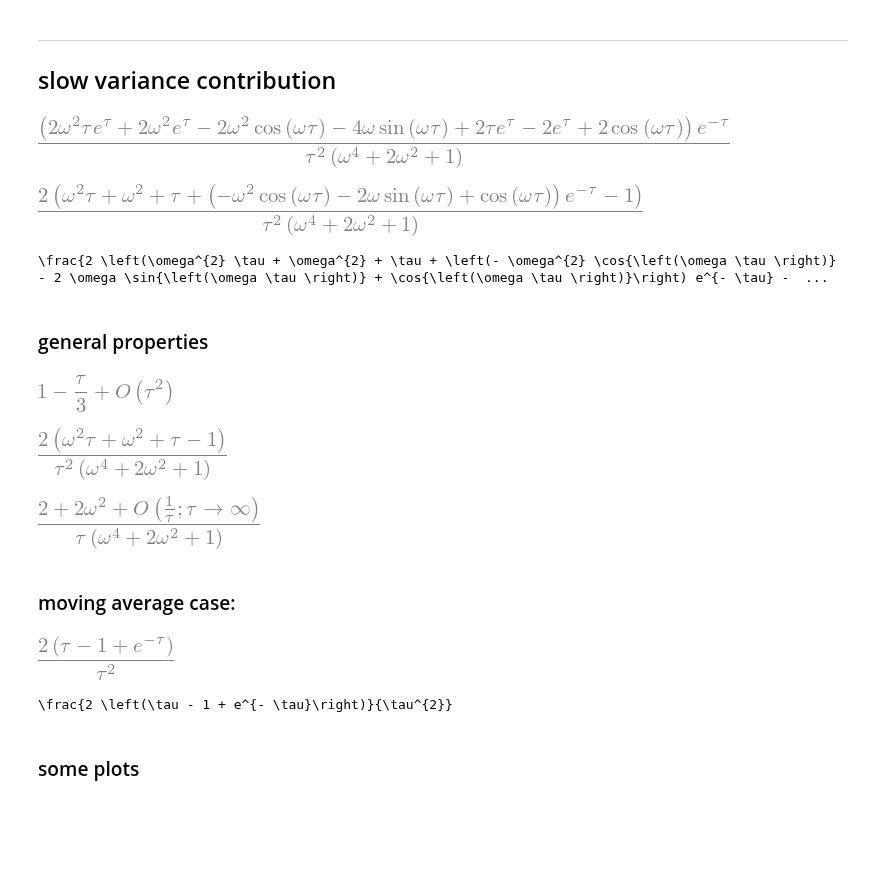
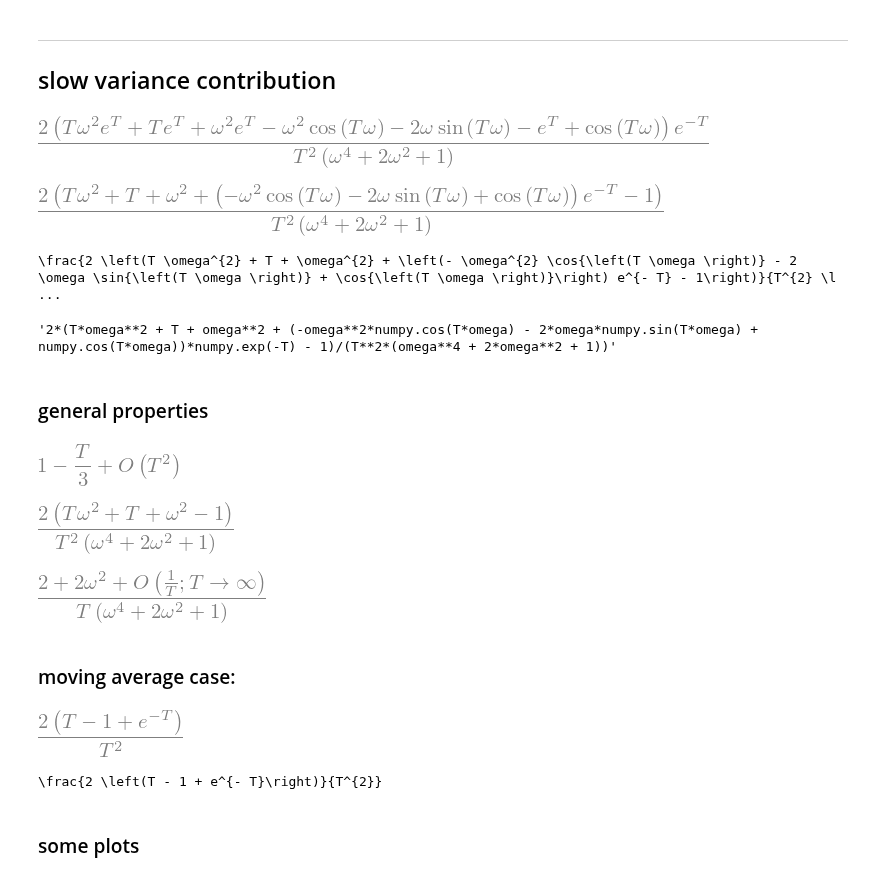
Before and after one commit to apatlpo/itide_ops, a Jupyter notebook: stats/stats_sympy.ipynb, the cells around one changed output. Drawn from its saved outputs; the diff is of its cells as text; code cells hidden in the pictures; blank space fills up the shorter version.

```diff
--- a/stats/stats_sympy.ipynb
+++ b/stats/stats_sympy.ipynb
@@ -13,7 +14,7 @@ from sympy.printing.latex import LatexPrinter, print_latex
 sym.init_printing()
 # %%
 # define useful parameters
-tau, omega, omega0 = sym.symbols('tau, omega, omega_0', positive=True)
+T, omega, omega0 = sym.symbols('T, omega, omega_0', positive=True)
 t1, t2 = sym.symbols('t1, t2')
 # %% [markdown]
 ---
@@ -22,50 +23,54 @@ t1, t2 = sym.symbols('t1, t2')
 # %%
 It = (sym.integrate(exp(-Abs(t1-t2))
                     *cos(omega*(t1-t2)),
-                   (t1, -tau/2, tau/2),
-                   (t2, -tau/2, tau/2))
-      /tau**2
+                   (t1, -T/2, T/2),
+                   (t2, -T/2, T/2))
+      /T**2
      )
 It = It.simplify()
 It
 # %% [output]
-[figure, old version]
+[figure, new version]
 # %%
 em = sym.symbols('em', positive=True) # temporary variable useful for simplifications
-It = It.subs(exp(tau), 1/em).simplify().subs(em, exp(-tau))
+It = It.subs(exp(T), 1/em).simplify().subs(em, exp(-T))
 It
 # %% [output]
-[figure, old version]
+[figure, new version]
 # %%
 print_latex(It)
 # %% [output]
-\frac{2 \left(\omega^{2} \tau + \omega^{2} + \tau + \left(- \omega^{2} \cos{\left(\omega \tau \right)} - 2 \omega \sin{\left(\omega \tau \right)} + \cos{\left(\omega \tau \right)}\right) e^{- \tau} -  ...
+\frac{2 \left(T \omega^{2} + T + \omega^{2} + \left(- \omega^{2} \cos{\left(T \omega \right)} - 2 \omega \sin{\left(T \omega \right)} + \cos{\left(T \omega \right)}\right) e^{- T} - 1\right)}{T^{2} \l ...
+# %%
+NumPyPrinter().doprint(It)
+# %% [output]
+'2*(T*omega**2 + T + omega**2 + (-omega**2*numpy.cos(T*omega) - 2*omega*numpy.sin(T*omega) + numpy.cos(T*omega))*numpy.exp(-T) - 1)/(T**2*(omega**4 + 2*omega**2 + 1))'
 # %% [markdown]
 ### general properties
 # %%
-# value when tau is 0
-It.series(tau, 0, 2).simplify()
+# value when T is 0
+It.series(T, 0, 2).simplify()
 # %% [output]
-[figure, old version]
+[figure, new version]
 # %%
-# asymptotic behavior for large tau
-It.subs(exp(-tau), 0) #.series(tau, sym.oo, 2).simplify()
+# asymptotic behavior for large T
+It.subs(exp(-T), 0) #.series(T, sym.oo, 2).simplify()
 # %% [output]
-[figure, old version]
+[figure, new version]
 # %%
-It.subs(exp(-tau), 0).series(tau, sym.oo, 2).simplify()
+It.subs(exp(-T), 0).series(T, sym.oo, 2).simplify()
 # %% [output]
-[figure, old version]
+[figure, new version]
 # %% [markdown]
 ### moving average case:
 # %%
 It.subs(omega,0)
 # %% [output]
-[figure, old version]
+[figure, new version]
 # %%
 print_latex(It.subs(omega,0))
 # %% [output]
-\frac{2 \left(\tau - 1 + e^{- \tau}\right)}{\tau^{2}}
+\frac{2 \left(T - 1 + e^{- T}\right)}{T^{2}}
 # %% [markdown]
 ### some plots
 # %%
```
Also changed, not shown: parts of 22 cells of this notebook, 1 other file.
